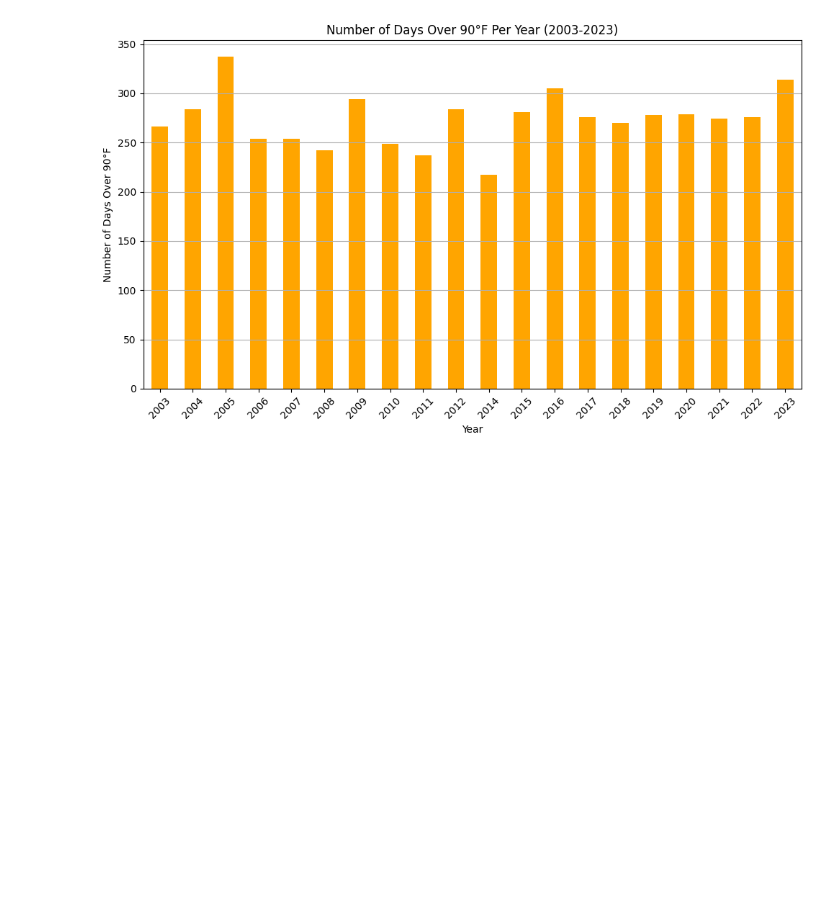
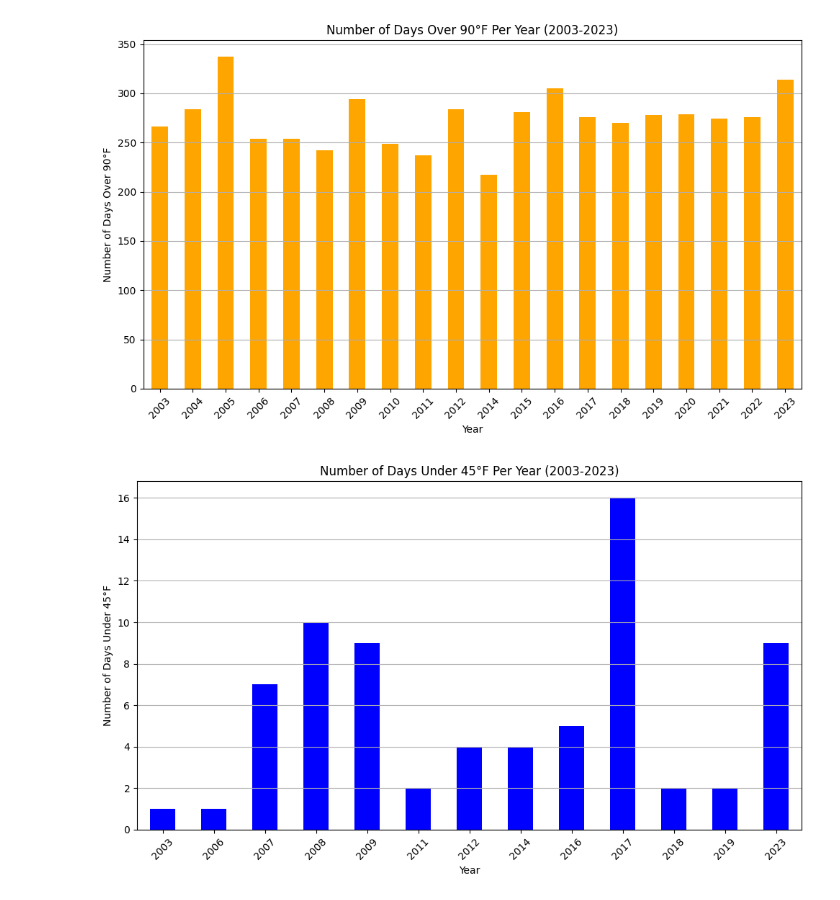
Before and after one commit to KoBlades/Team-9-Heatwaves, a Jupyter notebook: Project_3_MD/Wildfires/climateChange.ipynb, the cells around one changed output. Drawn from its saved outputs; the diff is of its cells as text; code cells hidden in the pictures; blank space fills up the shorter version.

Commit message:
Bar Graphs

```diff
--- a/Project_3_MD/Wildfires/climateChange.ipynb
+++ b/Project_3_MD/Wildfires/climateChange.ipynb
@@ -120,3 +120,27 @@ plt.savefig('Images/days_over_90_per_year.png')
 plt.show()
 # %% [output]
 [figure]
+# %%
+# Filter the data for temperatures under 45°F
+under_45_df = climate_df[climate_df['Max Temperature (F)'] < 45]
+
+# Count the number of under 45°F days per year
+days_under_45_per_year = under_45_df.groupby('Year').size()
+
+# Plot the bar chart
+plt.figure(figsize=(10, 6))
+days_under_45_per_year.plot(kind='bar', color='blue')
+plt.xlabel('Year')
+plt.ylabel('Number of Days Under 45°F')
+plt.title('Number of Days Under 45°F Per Year (2003-2023)')
+plt.xticks(rotation=45)
+plt.grid(True, axis='y')
+plt.tight_layout()  # Adjusts the layout to prevent label cut-off
+
+# Save the figure
+plt.savefig('Images/days_under_45_per_year.png')  # Save as PNG file
+
+# Show the plot
+plt.show()
+# %% [output]
+[figure, added]
```
Also changed, not shown: 2 other files.
